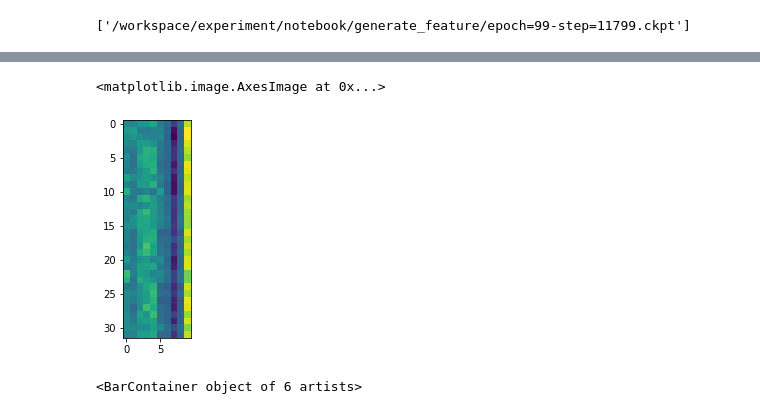
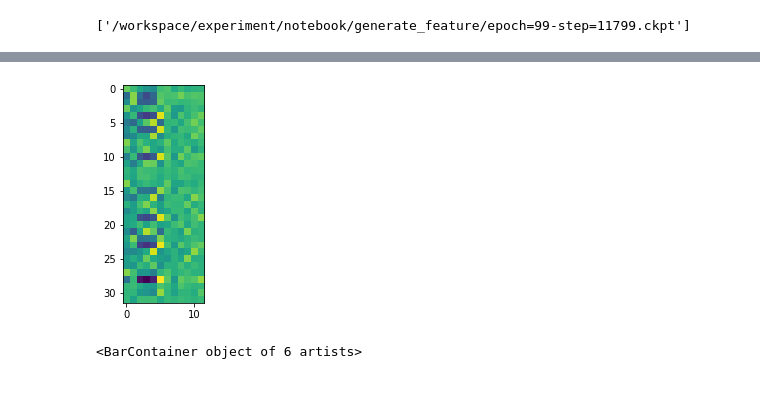
Before and after one commit to parksang21/experiment, a Jupyter notebook: notebook/generate_feature/test_generate_feature.ipynb, the cells around one changed output, grey strips where cells are left out. Saved outputs shown, nothing was run; the diff lists cells and outputs as text; code cells hidden in the pictures.

```diff
--- a/notebook/generate_feature/test_generate_feature.ipynb
+++ b/notebook/generate_feature/test_generate_feature.ipynb
@@ -190,9 +190,8 @@ tensor([0, 1, 1, 0, 5, 4, 5, 4, 0, 3, 5, 3, 3, 3, 0, 5, 4, 3, 4, 5, 8, 3, 5, 5,
         4, 9, 4, 0, 5, 8, 5, 4], device='cuda:0')
 # %%
-plt.imshow(total_logit.detach().cpu().numpy())
+img = plt.imshow(kOut['logit'].detach().cpu().numpy())
 # %% [output]
-<matplotlib.image.AxesImage at 0x...>
-[figure, old version]
+[figure, new version]
 # %%
 model.to('cuda')
 t_input = memory[2] * 0.5 + out['l2'][0]
```
Also changed, not shown: parts of 2 cells of this notebook, 7 other files.
